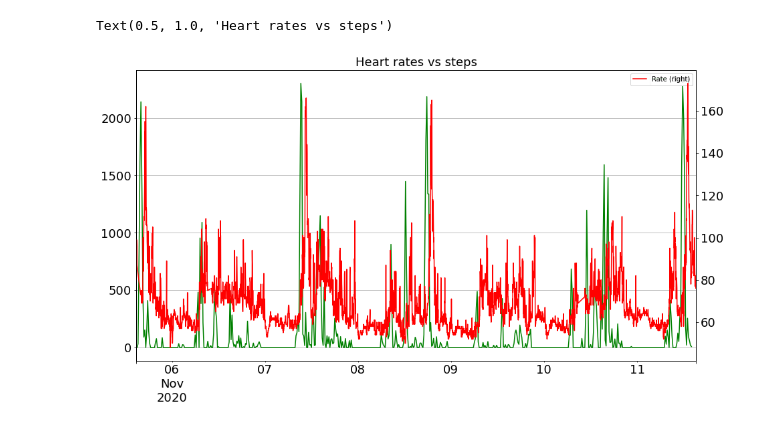
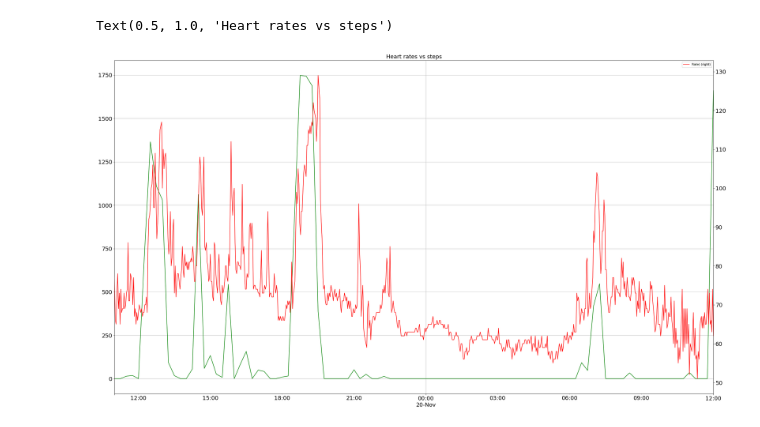
Before and after one commit to aerosol/me, a Jupyter notebook: Untitled2.ipynb, the cells around one changed output. Drawn from its saved outputs; the diff is of its cells as text; code cells hidden in the pictures.

Commit message:
Update steps processing
Garmin collects steps data in GMT, but heart
rates are marked with local TZ unix timestamps

```diff
--- a/Untitled2.ipynb
+++ b/Untitled2.ipynb
@@ -12,0 +10,36 @@ steps = pd.read_sql_query("select * from steps;", conn)
+# %%
+heart_rates = pd.read_sql_query("select * from heart_rates where timestamp >= strftime('%s', '2020-11-19 11:00') and timestamp <= strftime('%s', '2020-11-20 12:00');", conn)
+steps = pd.read_sql_query("select * from steps where id >= strftime('%s', '2020-11-19 11:00') and id <= strftime('%s', '2020-11-20 12:00');", conn)
+# %%
+fig, ax = plt.subplots()
+ax.grid(True)
+
+heart_rates['date'] = pd.to_datetime(heart_rates['id'], unit='s')
+heart_rates.plot(
+    ax=ax,
+    x='date',
+    y='rate',
+    style='r-',
+    grid=True,
+    yticks=range(50,140,5),
+    label='Rate',
+    fontsize=18)
+
+
+ax3 = ax.twinx()
+
+steps['date'] = pd.to_datetime(steps['id'], unit='s')
+steps.plot(
+    ax=ax3,
+    x='date',
+    y='steps',
+    style='g-',
+    secondary_y=True,
+    label='Steps',
+    figsize=(35,20),
+    grid=True,
+    fontsize=18)
+
+
+ax.set_xlabel(None)
+ax.set_title("Heart rates vs steps", fontsize=18)
@@ -13,18 +65,19 @@ steps = pd.read_sql_query("select * from steps;", conn)
 # %%
 fig, ax = plt.subplots()
 ax.grid(True)
 
 steps['date'] = pd.to_datetime(steps['id'], unit='s')
-steps.plot(ax=ax, x='date', y='steps', style='g-', label='Steps', figsize=(15,8), grid=True, fontsize=18)
+steps.plot(ax=ax, x='date', y='steps', style='g-', label='Steps', figsize=(35,20), grid=True, fontsize=18)
 
 ax3 = ax.twinx()
 heart_rates['date'] = pd.to_datetime(heart_rates['id'], unit='s')
-heart_rates.plot(ax=ax3, x='date', y='rate', style='r-', secondary_y=True, label='Rate', fontsize=18)
+heart_rates.plot(ax=ax3, x='date', y='rate', style='r-', secondary_y=True, label='Rate)', fontsize=18)
+
 ax.set_xlabel(None)
 ax.set_title("Heart rates vs steps", fontsize=18)
 # %% [output]
 Text(0.5, 1.0, 'Heart rates vs steps')
-[figure, old version]
+[figure, new version]
 # %%
 respirations = pd.read_sql_query("select * from respirations;", conn)
 respirations['date'] = pd.to_datetime(respirations['id'], unit='ms')
```
Also changed, not shown: parts of 5 cells of this notebook, 1 other file.
